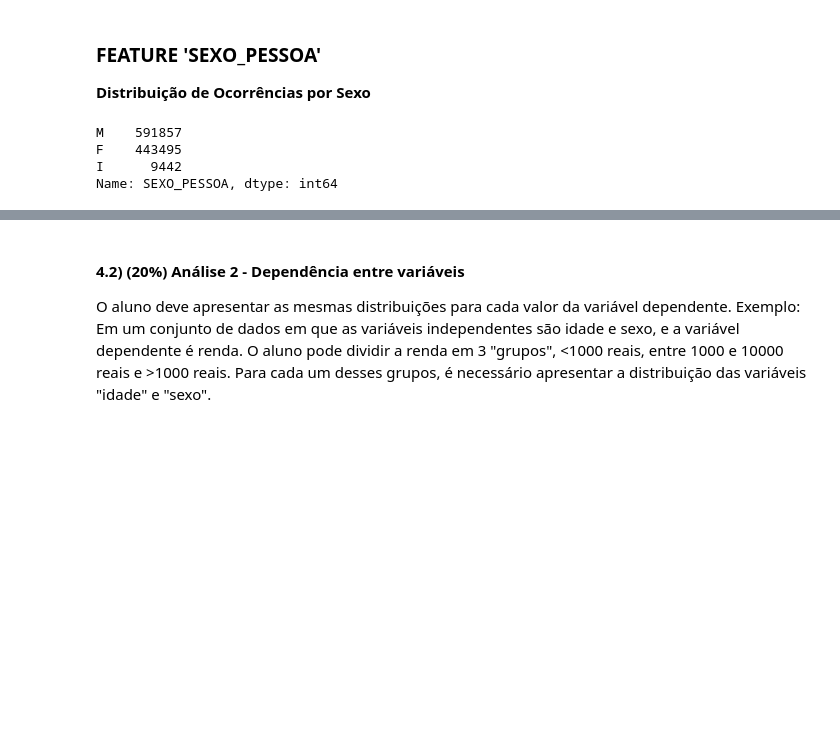
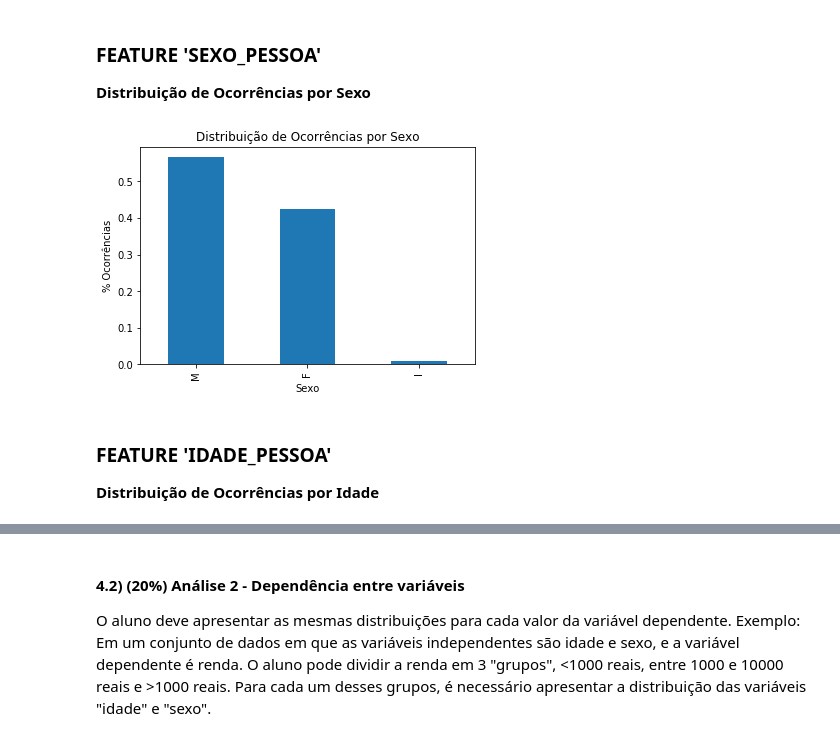
Before and after one commit to PedroHJSantos/aed_projeto_1, a Jupyter notebook: template.ipynb, the cells around one changed output, grey strips where cells are left out. Cells and saved outputs as stored; diff of their text form; code cells hidden in the pictures; blank space fills up the shorter version.

Commit message:
Distribuição valores ('IDADE_PESSOA')

```diff
--- a/template.ipynb
+++ b/template.ipynb
@@ -632,10 +632,15 @@ Name: DESCR_TIPO_PESSOA, dtype: int64
 ### FEATURE 'SEXO_PESSOA'
 
 **Distribuição de Ocorrências por Sexo**
-# %%
-df['SEXO_PESSOA'].value_counts()
-# %% [output]
-M    591857
-F    443495
-I      9442
-Name: SEXO_PESSOA, dtype: int64
+# %%
+df['SEXO_PESSOA'].value_counts(normalize=True).plot.bar()
+plt.xlabel('Sexo')
+plt.ylabel('% Ocorrências')
+plt.title('Distribuição de Ocorrências por Sexo')
+plt.show()
+# %% [output]
+[figure, added]
+# %% [markdown]
+### FEATURE 'IDADE_PESSOA'
+
+**Distribuição de Ocorrências por Idade**
```
Also changed, not shown: parts of 4 cells of this notebook.
